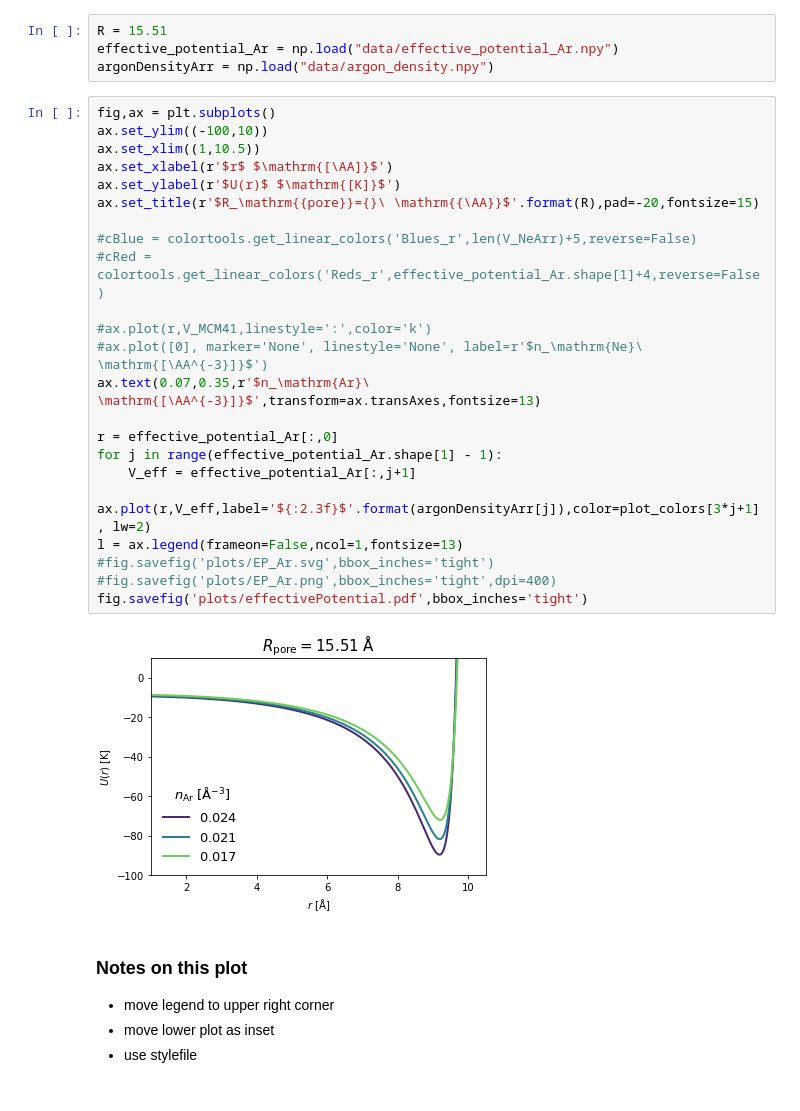
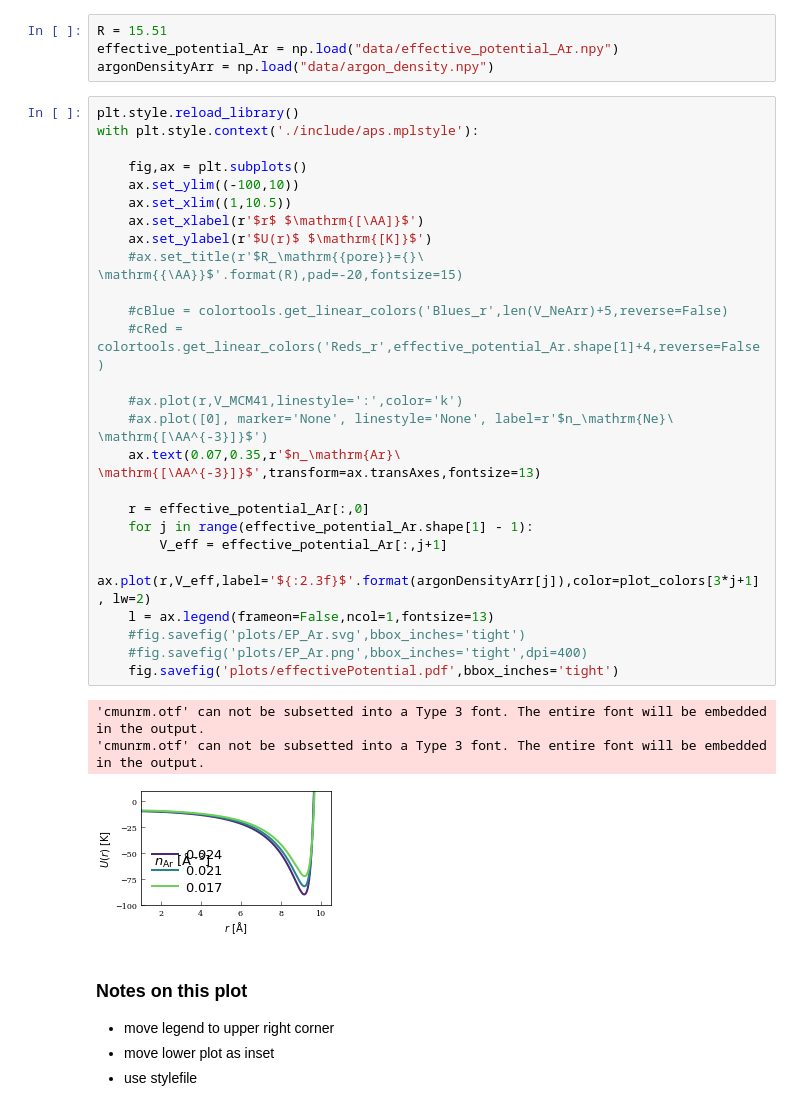
Before and after one commit to DelMaestroGroup/PlatedHe4Nanopores, a Jupyter notebook: Notebooks/figures_ArPlatedNanopores.ipynb, the cells around one changed output. Saved outputs shown, nothing was run; the diff lists cells and outputs as text.

Commit message:
fixed stylefile bug

```diff
--- a/Notebooks/figures_ArPlatedNanopores.ipynb
+++ b/Notebooks/figures_ArPlatedNanopores.ipynb
@@ -228,30 +228,35 @@ R = 15.51
 effective_potential_Ar = np.load("data/effective_potential_Ar.npy")
 argonDensityArr = np.load("data/argon_density.npy")
 # %%
-fig,ax = plt.subplots()
-ax.set_ylim((-100,10))
-ax.set_xlim((1,10.5))
-ax.set_xlabel(r'$r$ $\mathrm{[\AA]}$')
-ax.set_ylabel(r'$U(r)$ $\mathrm{[K]}$')
-ax.set_title(r'$R_\mathrm{{pore}}={}\ \mathrm{{\AA}}$'.format(R),pad=-20,fontsize=15)
+plt.style.reload_library()
+with plt.style.context('./include/aps.mplstyle'):
 
-#cBlue = colortools.get_linear_colors('Blues_r',len(V_NeArr)+5,reverse=False)
-#cRed = colortools.get_linear_colors('Reds_r',effective_potential_Ar.shape[1]+4,reverse=False)
+    fig,ax = plt.subplots()
+    ax.set_ylim((-100,10))
+    ax.set_xlim((1,10.5))
+    ax.set_xlabel(r'$r$ $\mathrm{[\AA]}$')
+    ax.set_ylabel(r'$U(r)$ $\mathrm{[K]}$')
+    #ax.set_title(r'$R_\mathrm{{pore}}={}\ \mathrm{{\AA}}$'.format(R),pad=-20,fontsize=15)
 
-#ax.plot(r,V_MCM41,linestyle=':',color='k')
-#ax.plot([0], marker='None', linestyle='None', label=r'$n_\mathrm{Ne}\ \mathrm{[\AA^{-3}]}$')
-ax.text(0.07,0.35,r'$n_\mathrm{Ar}\ \mathrm{[\AA^{-3}]}$',transform=ax.transAxes,fontsize=13)
+    #cBlue = colortools.get_linear_colors('Blues_r',len(V_NeArr)+5,reverse=False)
+    #cRed = colortools.get_linear_colors('Reds_r',effective_potential_Ar.shape[1]+4,reverse=False)
 
-r = effective_potential_Ar[:,0]
-for j in range(effective_potential_Ar.shape[1] - 1):
-    V_eff = effective_potential_Ar[:,j+1]
-    ax.plot(r,V_eff,label='${:2.3f}$'.format(argonDensityArr[j]),color=plot_colors[3*j+1], lw=2)
-l = ax.legend(frameon=False,ncol=1,fontsize=13)
-#fig.savefig('plots/EP_Ar.svg',bbox_inches='tight')
-#fig.savefig('plots/EP_Ar.png',bbox_inches='tight',dpi=400)
-fig.savefig('plots/effectivePotential.pdf',bbox_inches='tight')
+    #ax.plot(r,V_MCM41,linestyle=':',color='k')
+    #ax.plot([0], marker='None', linestyle='None', label=r'$n_\mathrm{Ne}\ \mathrm{[\AA^{-3}]}$')
+    ax.text(0.07,0.35,r'$n_\mathrm{Ar}\ \mathrm{[\AA^{-3}]}$',transform=ax.transAxes,fontsize=13)
+
+    r = effective_potential_Ar[:,0]
+    for j in range(effective_potential_Ar.shape[1] - 1):
+        V_eff = effective_potential_Ar[:,j+1]
+        ax.plot(r,V_eff,label='${:2.3f}$'.format(argonDensityArr[j]),color=plot_colors[3*j+1], lw=2)
+    l = ax.legend(frameon=False,ncol=1,fontsize=13)
+    #fig.savefig('plots/EP_Ar.svg',bbox_inches='tight')
+    #fig.savefig('plots/EP_Ar.png',bbox_inches='tight',dpi=400)
+    fig.savefig('plots/effectivePotential.pdf',bbox_inches='tight')
 # %% [output]
+'cmunrm.otf' can not be subsetted into a Type 3 font. The entire font will be embedded in the output.
+'cmunrm.otf' can not be subsetted into a Type 3 font. The entire font will be embedded in the output.
-[figure, old version]
+[figure, new version]
 # %% [markdown]
 ### Notes on this plot
 - move legend to upper right corner
```
